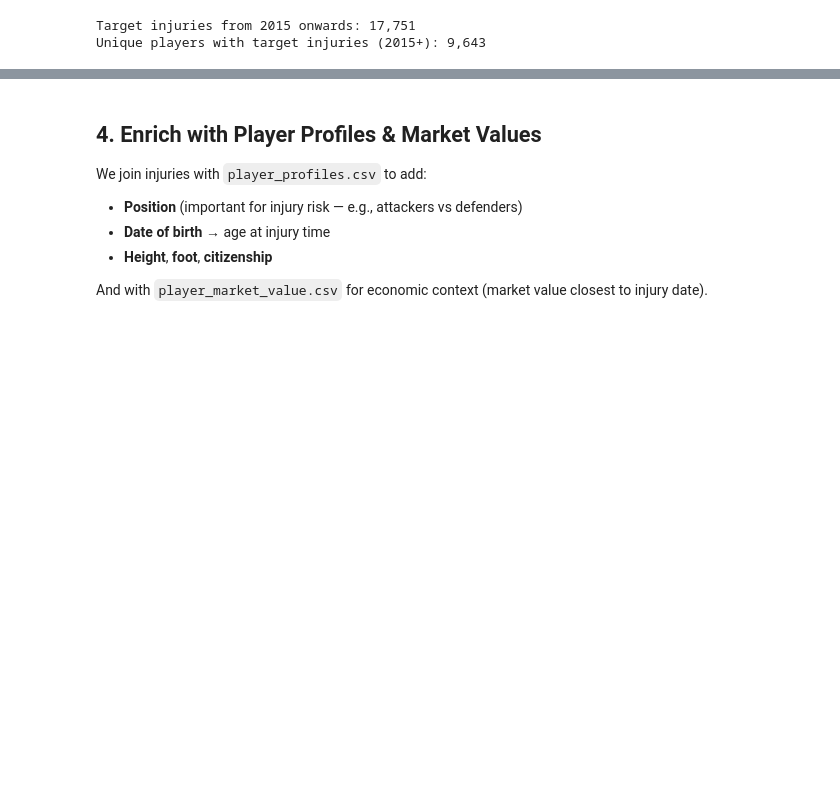
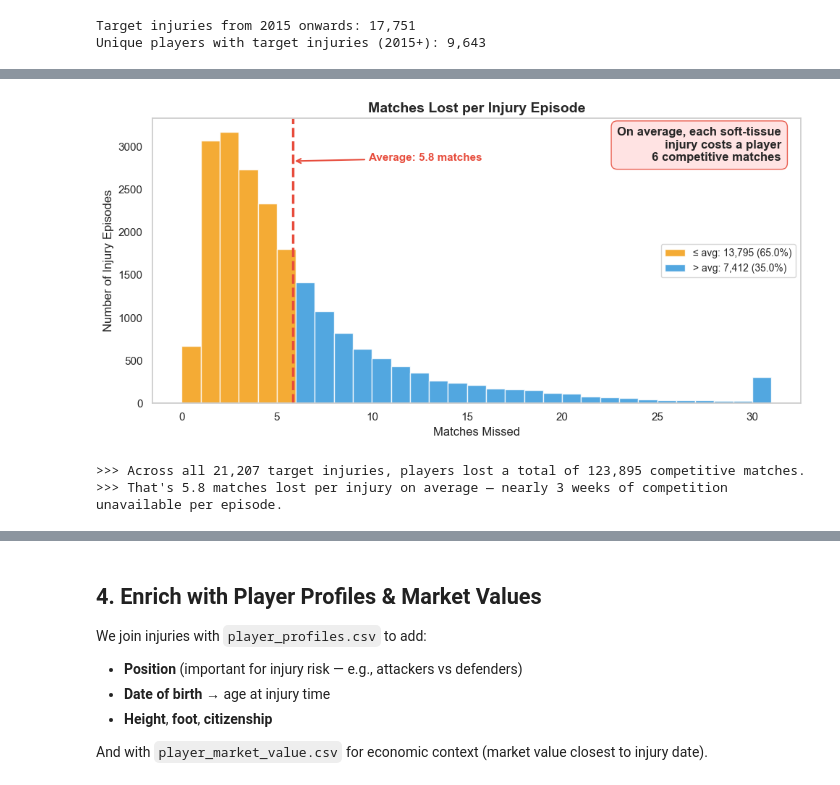
Before and after one commit to ozifrs/football-injury-risk-prediction, a Jupyter notebook: notebooks/01_football_datasets_exploration.ipynb, the cells around one changed output, grey strips where cells are left out. Drawn from its saved outputs; the diff is of its cells as text; code cells hidden in the pictures; blank space fills up the shorter version.

```diff
--- a/notebooks/01_football_datasets_exploration.ipynb
+++ b/notebooks/01_football_datasets_exploration.ipynb
@@ -635,0 +641,13 @@ Unique players with target injuries (2015+): 9,643
+# %%
+# ── Games missed: summary statistics ──────────────────────────────
+games = keep_df["games_missed"].dropna()
+
+print("=== Matches Missed per Target Injury ===\n")
+print(f"Total target injuries:  {len(games):,}")
+print(f"Mean matches missed:    {games.mean():.1f}")
+print(f"Median matches missed:  {games.median():.0f}")
+print(f"Std deviation:          {games.std():.1f}")
+print(f"Max matches missed:     {games.max():.0f}")
+print(f"\nPercentiles:")
+for p in [25, 50, 75, 90, 95]:
+    print(f"  {p}th percentile: {games.quantile(p/100):.0f} matches")
@@ -635,0 +669,49 @@ Unique players with target injuries (2015+): 9,643
+# %%
+# ── Plot 1: Distribution of matches missed (below/above average) ──
+fig, ax = plt.subplots(figsize=(10, 5))
+
+games_capped = games.clip(upper=30)
+mean_val = games.mean()
+
+below = games_capped[games <= mean_val]
+above = games_capped[games > mean_val]
+n_below, n_above = len(below), len(above)
+pct_below = n_below / len(games) * 100
+pct_above = n_above / len(games) * 100
+
+ax.hist(below, bins=range(0, 32), color="#f39c12", edgecolor="white", alpha=0.85,
+        label=f"≤ avg: {n_below:,} ({pct_below:.1f}%)")
+ax.hist(above, bins=range(0, 32), color="#3498db", edgecolor="white", alpha=0.85,
+        label=f"> avg: {n_above:,} ({pct_above:.1f}%)")
+
+ax.axvline(mean_val, color="#e74c3c", linewidth=2.5, linestyle="--")
+ax.annotate(f"Average: {mean_val:.1f} matches",
+            xy=(mean_val, ax.get_ylim()[1] * 0.85 if ax.get_ylim()[1] > 0 else 0.85),
+            xytext=(mean_val + 4, ax.get_ylim()[1] * 0.85 if ax.get_ylim()[1] > 0 else 0.85),
+            fontsize=11, fontweight="bold", color="#e74c3c",
+            arrowprops=dict(arrowstyle="->", color="#e74c3c", lw=1.5))
+
+textstr = (f"On average, each soft-tissue\n"
+           f"injury costs a player\n"
+           f"{mean_val:.0f} competitive matches")
+ax.text(0.97, 0.97, textstr, transform=ax.transAxes,
+        fontsize=12, fontweight="bold", va="top", ha="right",
+        bbox=dict(boxstyle="round,pad=0.5", facecolor="#ffe0e0", edgecolor="#e74c3c", alpha=0.9))
+
+ax.set_title("Matches Lost per Injury Episode", fontsize=14, fontweight="bold")
+ax.set_xlabel("Matches Missed")
+ax.set_ylabel("Number of Injury Episodes")
+ax.legend(fontsize=10, loc="center right")
+ax.grid(False)
+plt.tight_layout()
+plt.show()
+
+total_matches_lost = games.sum()
+print(f"\n>>> Across all {len(games):,} target injuries, players lost a total of "
+      f"{total_matches_lost:,.0f} competitive matches.")
+print(f">>> That's {mean_val:.1f} matches lost per injury on average — nearly "
+      f"{mean_val/2:.0f} weeks of competition unavailable per episode.")
+# %% [output]
+[figure, added]
+>>> Across all 21,207 target injuries, players lost a total of 123,895 competitive matches.
+>>> That's 5.8 matches lost per injury on average — nearly 3 weeks of competition unavailable per episode.
```
Also changed, not shown: parts of 6 cells of this notebook.
